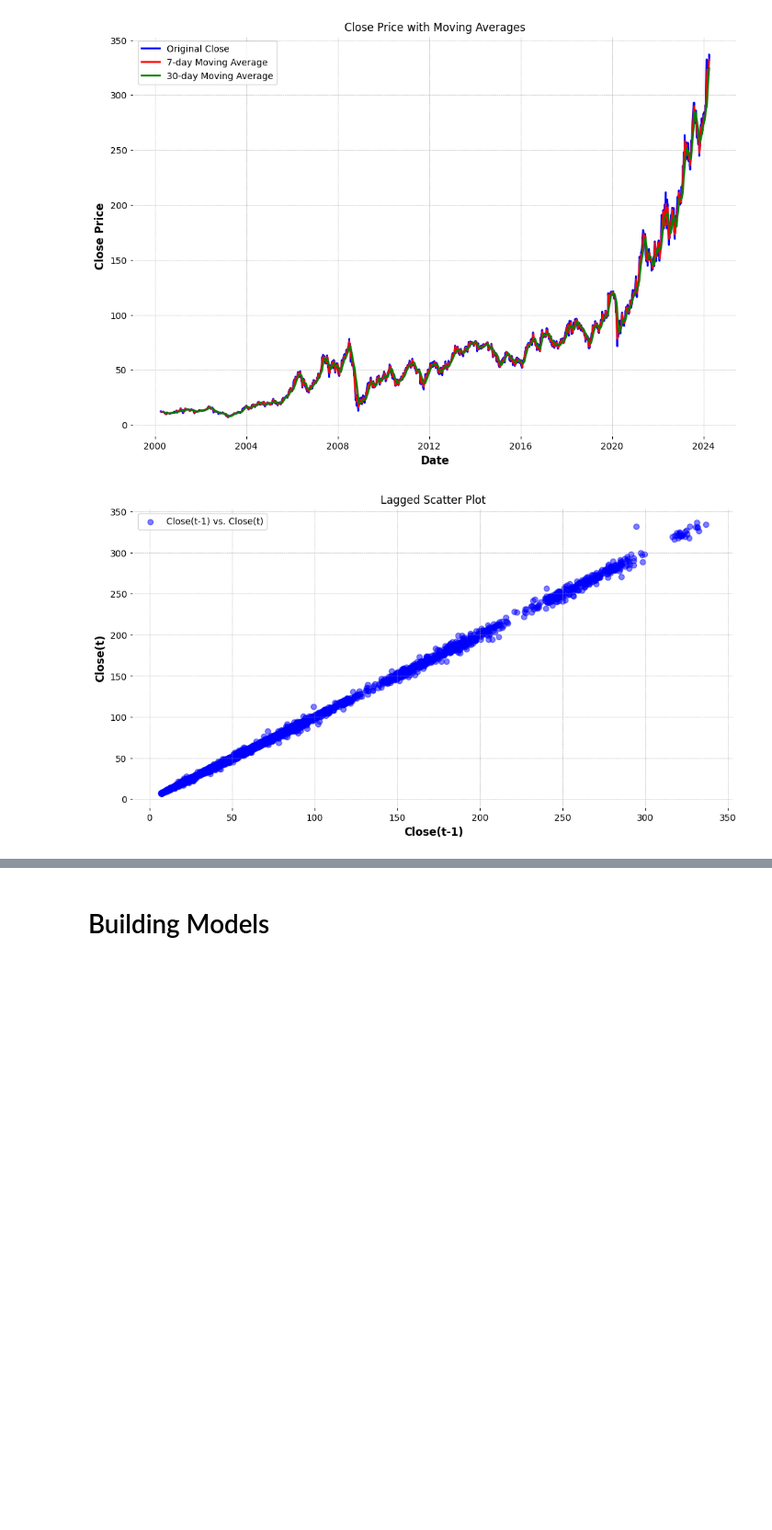
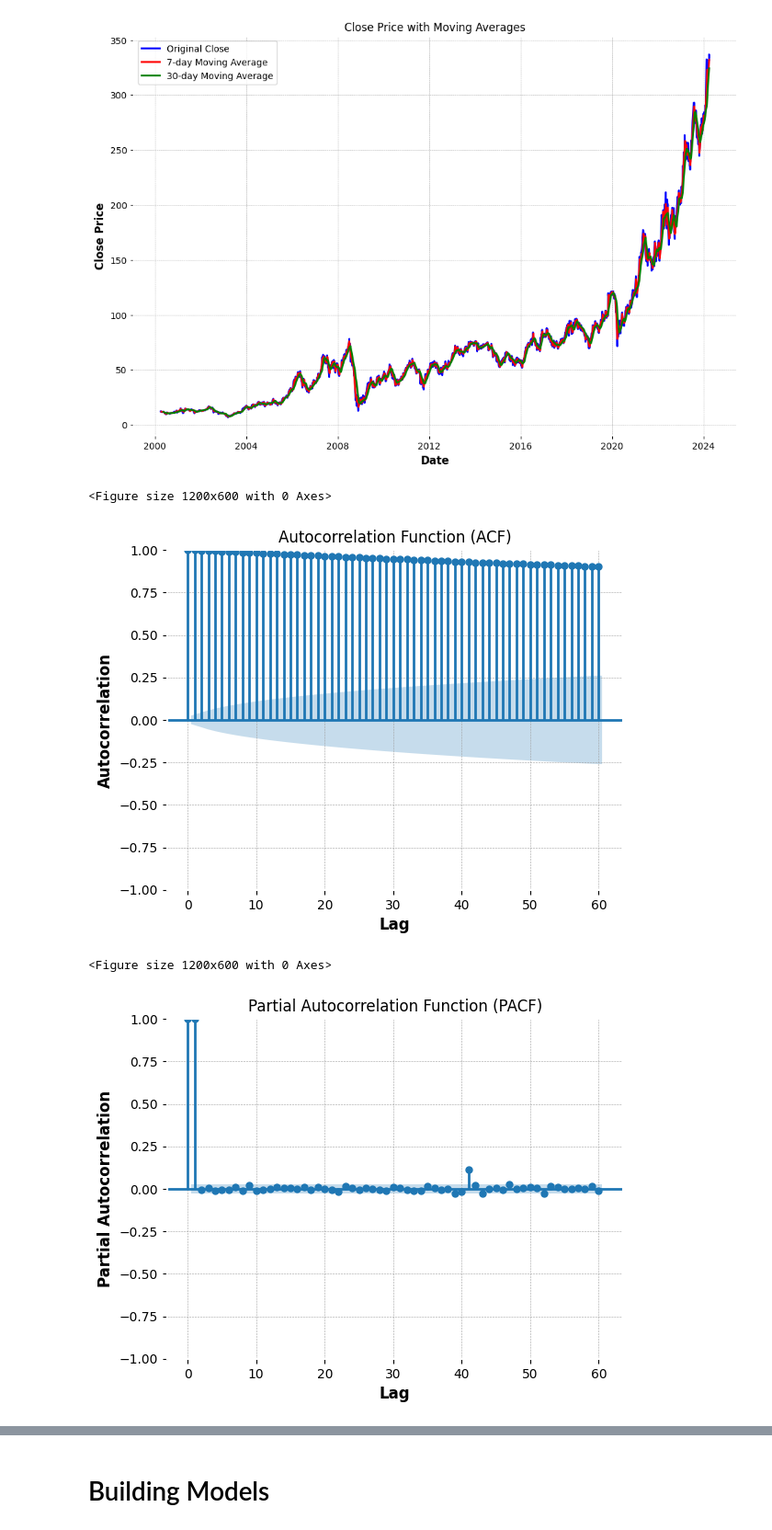
Before and after one commit to its-relative/Excelr, a Jupyter notebook: project/pro.ipynb, the cells around one changed output, grey strips where cells are left out. Shown at 92% size. Saved outputs shown, nothing was run; the diff lists cells and outputs as text; code cells hidden in the pictures; blank space fills up the shorter version.

```diff
--- a/project/pro.ipynb
+++ b/project/pro.ipynb
@@ -221,34 +221,27 @@ plt.show()
 # %% [output]
 [figure]
 # %%
-# from statsmodels.graphics.tsaplots import plot_acf, plot_pacf
+from statsmodels.graphics.tsaplots import plot_acf, plot_pacf
 
-# # Autocorrelation Plot (ACF)
-# plt.figure(figsize=(12, 6))
-# plot_acf(df['Close'], lags=30, alpha=0.05)
-# plt.xlabel('Lag')
-# plt.ylabel('Autocorrelation')
-# plt.title('Autocorrelation Function (ACF)')
-# plt.grid(True)
-# plt.show()
-
-# # Partial Autocorrelation Plot (PACF)
-# plt.figure(figsize=(12, 6))
-# plot_pacf(df['Close'], lags=30, alpha=0.05)
-# plt.xlabel('Lag')
-# plt.ylabel('Partial Autocorrelation')
-# plt.title('Partial Autocorrelation Function (PACF)')
-# plt.grid(True)
-# plt.show()
-
-# Lagged Scatter Plots
+# Autocorrelation Plot (ACF)
 plt.figure(figsize=(12, 6))
-plt.scatter(df['Close'].shift(1), df['Close'], label='Close(t-1) vs. Close(t)', color='blue', alpha=0.5)
-plt.xlabel('Close(t-1)')
-plt.ylabel('Close(t)')
-plt.title('Lagged Scatter Plot')
-plt.legend()
+plot_acf(df['Close'], lags=60, alpha=0.05)
+plt.xlabel('Lag')
+plt.ylabel('Autocorrelation')
+plt.title('Autocorrelation Function (ACF)')
 plt.grid(True)
 plt.show()
+
+# Partial Autocorrelation Plot (PACF)
+plt.figure(figsize=(12, 6))
+plot_pacf(df['Close'], lags=60, alpha=0.05)
+plt.xlabel('Lag')
+plt.ylabel('Partial Autocorrelation')
+plt.title('Partial Autocorrelation Function (PACF)')
+plt.grid(True)
+plt.show()
 # %% [output]
+<Figure size 1200x600 with 0 Axes>
-[figure, old version]
+[figure, new version]
+<Figure size 1200x600 with 0 Axes>
+[figure, added]
```
Also changed, not shown: parts of 2 cells of this notebook, 9 other files.
